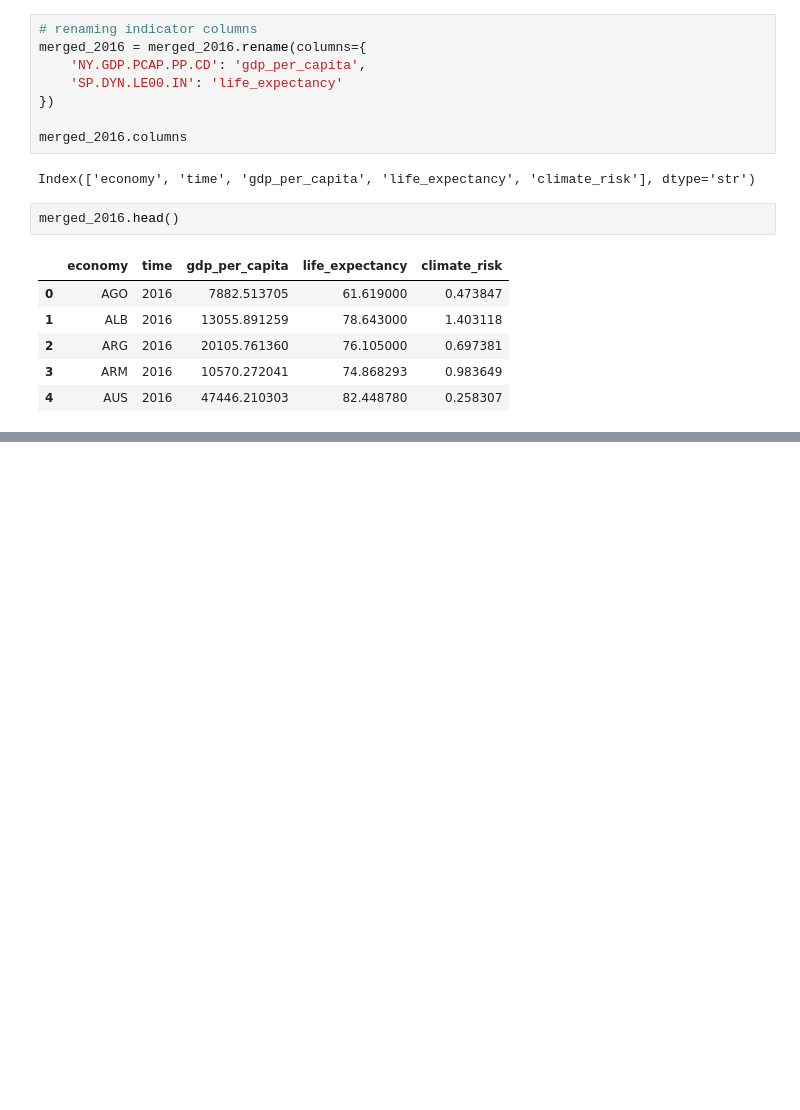
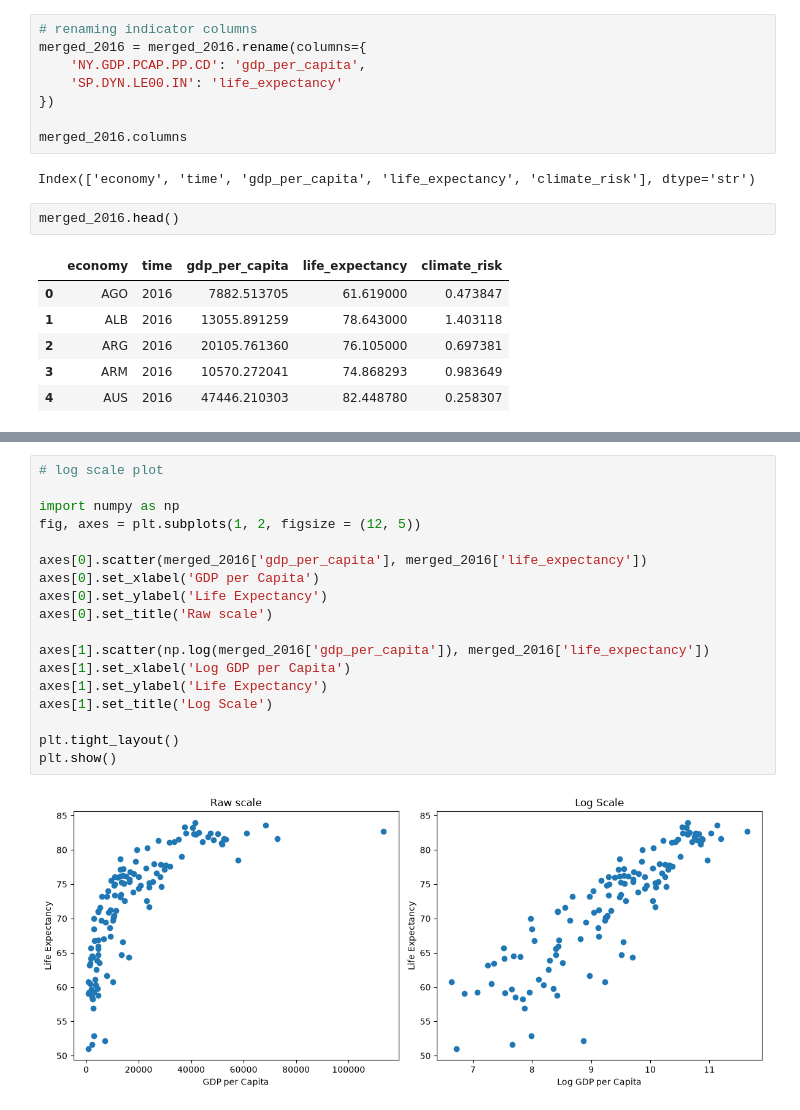
Before and after one commit to ambriapearce/life_expectancy_climate_risk, a Jupyter notebook: climate_risk.ipynb, the cells around one changed output, grey strips where cells are left out. Drawn from its saved outputs; the diff is of its cells as text; blank space fills up the shorter version.

```diff
--- a/climate_risk.ipynb
+++ b/climate_risk.ipynb
@@ -714,0 +747,20 @@ merged_2016.head()
+# %%
+# log scale plot
+
+import numpy as np
+fig, axes = plt.subplots(1, 2, figsize = (12, 5))
+
+axes[0].scatter(merged_2016['gdp_per_capita'], merged_2016['life_expectancy'])
+axes[0].set_xlabel('GDP per Capita')
+axes[0].set_ylabel('Life Expectancy')
+axes[0].set_title('Raw scale')
+
+axes[1].scatter(np.log(merged_2016['gdp_per_capita']), merged_2016['life_expectancy'])
+axes[1].set_xlabel('Log GDP per Capita')
+axes[1].set_ylabel('Life Expectancy')
+axes[1].set_title('Log Scale')
+
+plt.tight_layout()
+plt.show()
+# %% [output]
+[figure, added]
```
Also changed, not shown: parts of 5 cells of this notebook.
